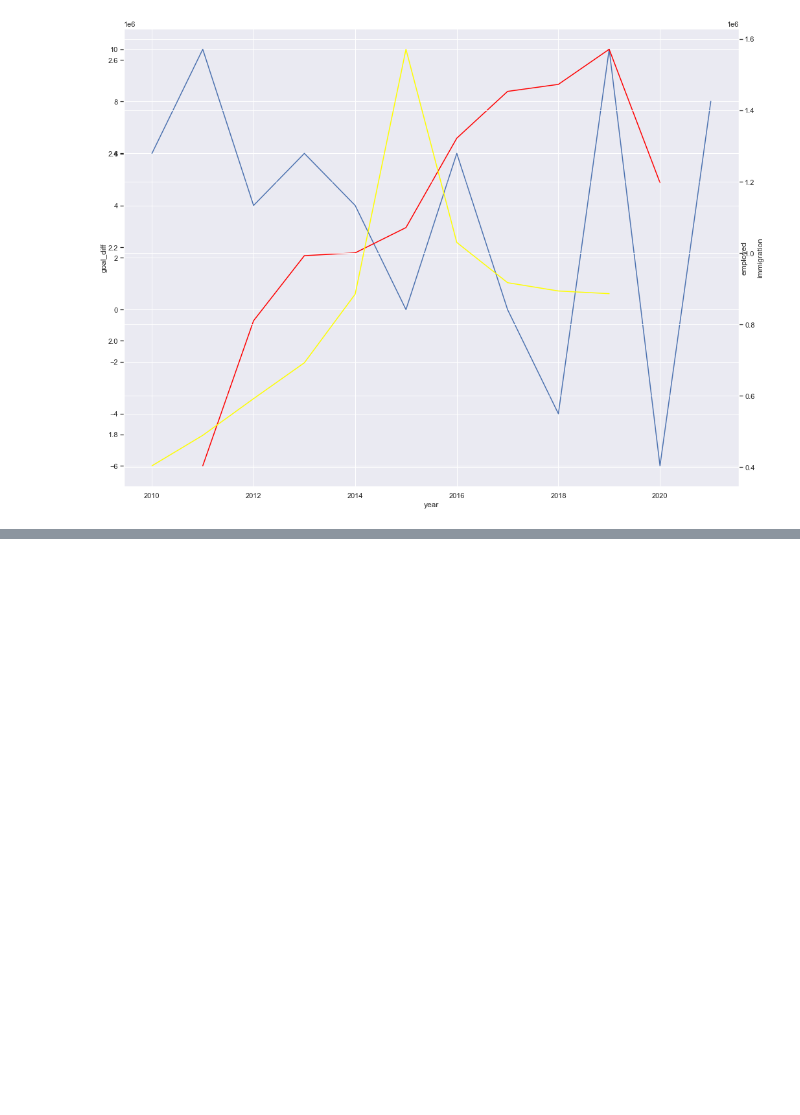
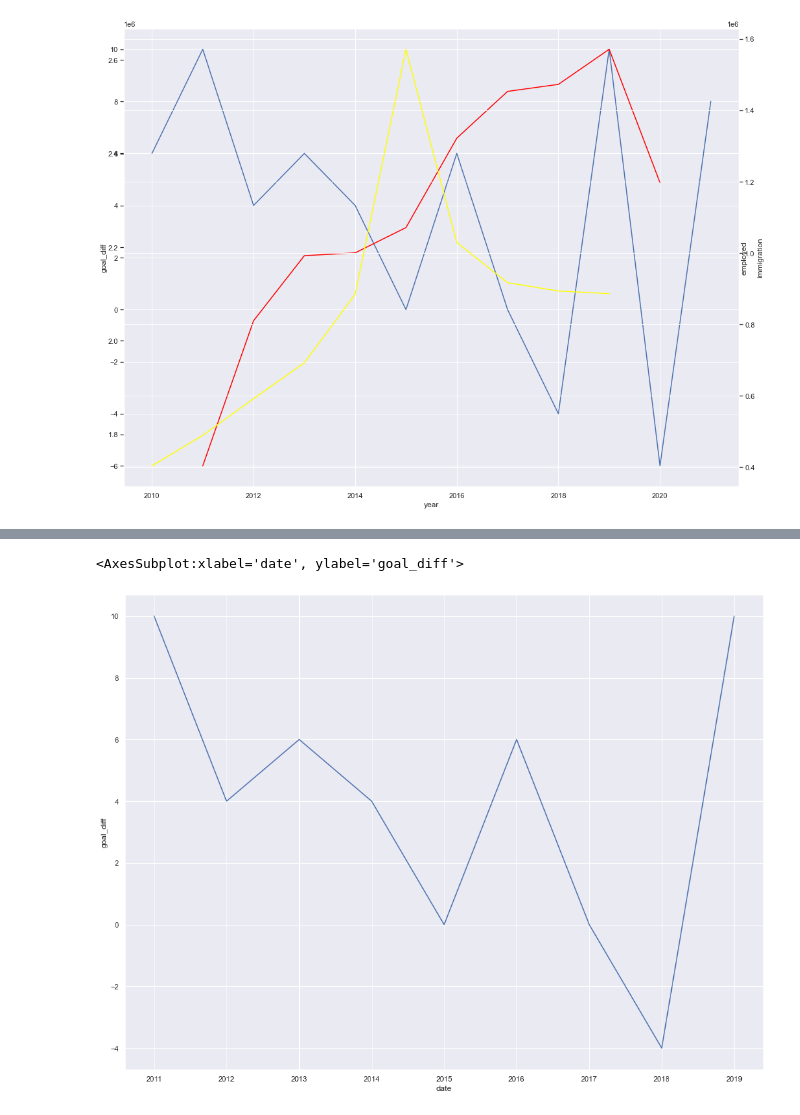
Before and after one commit to silva-nick/cs216-final, a Jupyter notebook: time_series.ipynb, the cells around one changed output, grey strips where cells are left out. Drawn from its saved outputs; the diff is of its cells as text; code cells hidden in the pictures; blank space fills up the shorter version.

```diff
--- a/time_series.ipynb
+++ b/time_series.ipynb
@@ -56,0 +63,4 @@ lp2.grid(False)
+# %%
+df = pd.merge(pd.merge(imm, fb, on=["country", "year"]), sj, on=["country", "year"])
+df.drop(columns=["Unnamed: 0"], inplace=True)
+df.head()
@@ -56,0 +74,7 @@ lp2.grid(False)
+# %%
+df = df[df["country"] == "Germany"].dropna()
+df['date'] = pd.to_datetime(df['year'], format='%Y')
+df.index = df['date']
+del df['date']
+del df['country']
+df
@@ -56,0 +93,5 @@ lp2.grid(False)
+# %%
+sns.lineplot(data=df, x="date", y="goal_diff")
+# %% [output]
+<AxesSubplot:xlabel='date', ylabel='goal_diff'>
+[figure, added]
```
Also changed, not shown: parts of 10 cells of this notebook.
